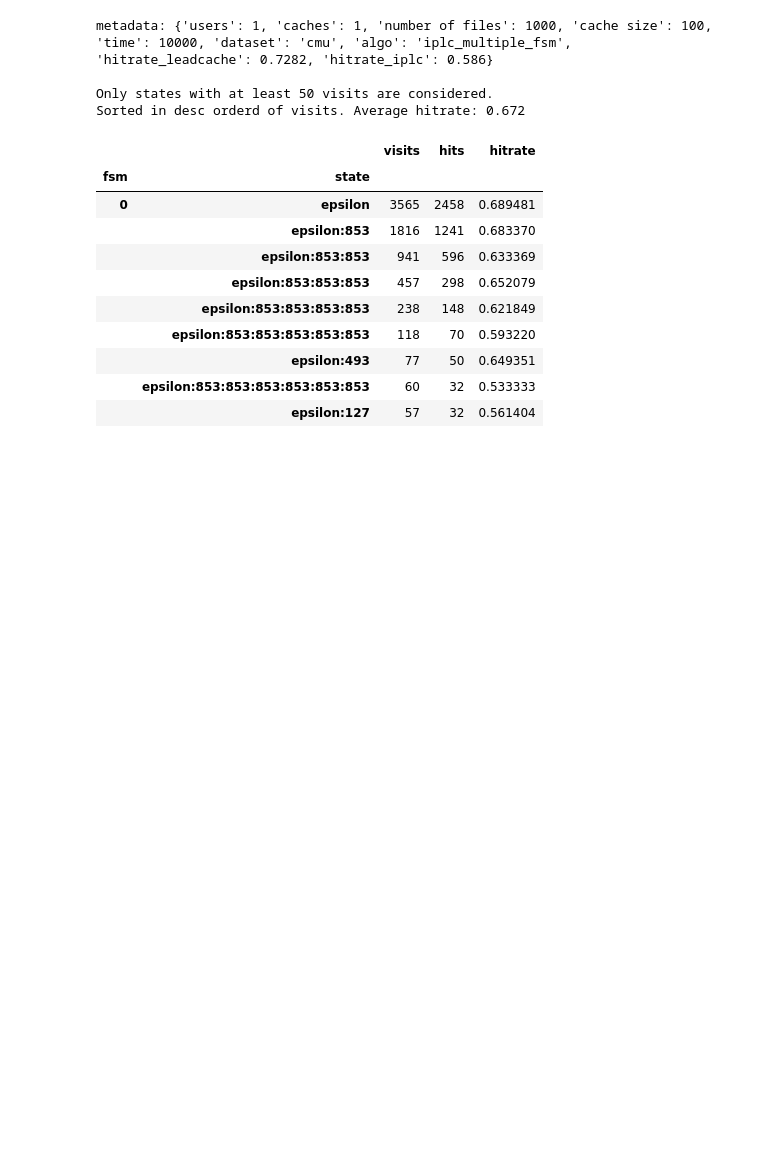
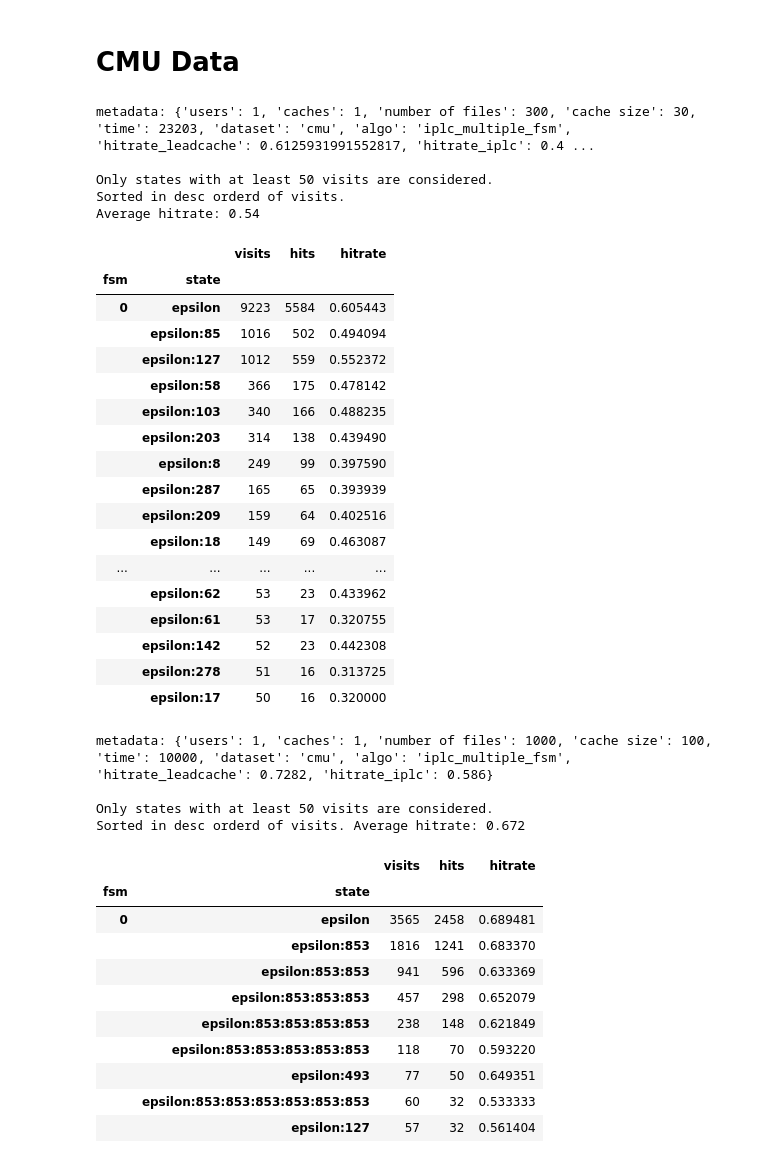
Before and after one commit to AtivJoshi/UniversalCaching, a Jupyter notebook: results.ipynb, the cells around one changed output. Drawn from its saved outputs; the diff is of its cells as text; code cells hidden in the pictures; blank space fills up the shorter version.

```diff
--- a/results.ipynb
+++ b/results.ipynb
@@ -23,3 +21,45 @@ def display_side_by_side(dfs:list, captions:list):
+# %% [markdown]
+# CMU Data
+# %%
+with pd.HDFStore('data/results/cmu_iplc_multifsm_u1_c1_t23203_d1_f300_10_23_22_59_00.h5') as storage:
+    df = storage['df']
+    metadata = storage.get_storer('df').attrs.metadata
+    _ = metadata.pop('network_graph')
+    _ = metadata.pop('data_description')
+
+    cutoff=50
+    df1 = df.drop(df[df['visits'] < cutoff].index)
+    hitrate_filtered=df1['hits'].sum()/df1['visits'].sum()
+    df1.sort_values(by=['fsm','visits'], inplace=True, ascending=[True,False])
+
+    print(f'metadata: {metadata}\n')
+    print(f'Only states with at least {cutoff} visits are considered.')
+    print(f'Sorted in desc orderd of visits. \nAverage hitrate: {hitrate_filtered:0.3}')
+    df1
+# %% [output]
+metadata: {'users': 1, 'caches': 1, 'number of files': 300, 'cache size': 30, 'time': 23203, 'dataset': 'cmu', 'algo': 'iplc_multiple_fsm', 'hitrate_leadcache': 0.6125931991552817, 'hitrate_iplc': 0.4 ...
+
+Only states with at least 50 visits are considered.
+Sorted in desc orderd of visits.
+Average hitrate: 0.54
+|  |  | visits | hits | hitrate |
+| fsm | state |  |  |  |
+| 0 | epsilon | 9223 | 5584 | 0.605443 |
+|  | epsilon:85 | 1016 | 502 | 0.494094 |
+|  | epsilon:127 | 1012 | 559 | 0.552372 |
+|  | epsilon:58 | 366 | 175 | 0.478142 |
+|  | epsilon:103 | 340 | 166 | 0.488235 |
+|  | epsilon:203 | 314 | 138 | 0.439490 |
+|  | epsilon:8 | 249 | 99 | 0.397590 |
+|  | epsilon:287 | 165 | 65 | 0.393939 |
+|  | epsilon:209 | 159 | 64 | 0.402516 |
+|  | epsilon:18 | 149 | 69 | 0.463087 |
+| ... | ... | ... | ... | ... |
+|  | epsilon:62 | 53 | 23 | 0.433962 |
+|  | epsilon:61 | 53 | 17 | 0.320755 |
+|  | epsilon:142 | 52 | 23 | 0.442308 |
+|  | epsilon:278 | 51 | 16 | 0.313725 |
+|  | epsilon:17 | 50 | 16 | 0.320000 |
 # %%
 # %% [output]
 metadata: {'users': 1, 'caches': 1, 'number of files': 1000, 'cache size': 100, 'time': 10000, 'dataset': 'cmu', 'algo': 'iplc_multiple_fsm', 'hitrate_leadcache': 0.7282, 'hitrate_iplc': 0.586}
```
Also changed, not shown: parts of 9 cells of this notebook, 2 other files.
